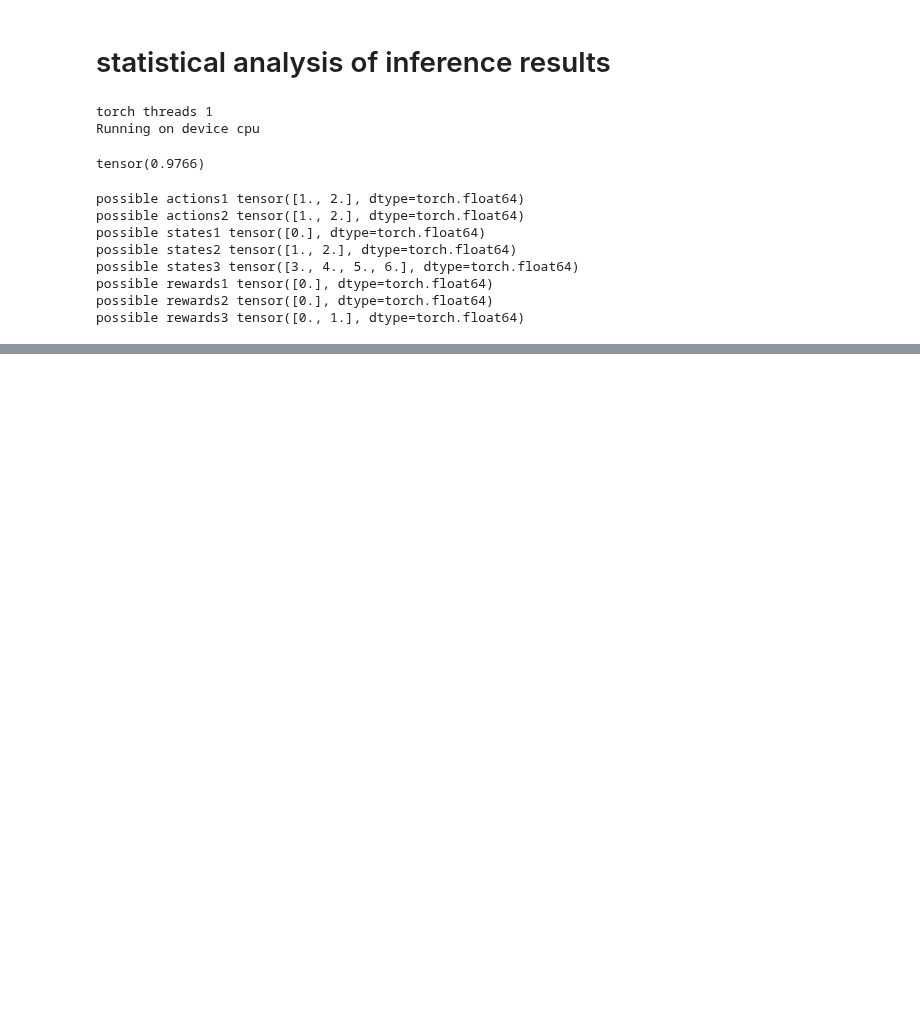
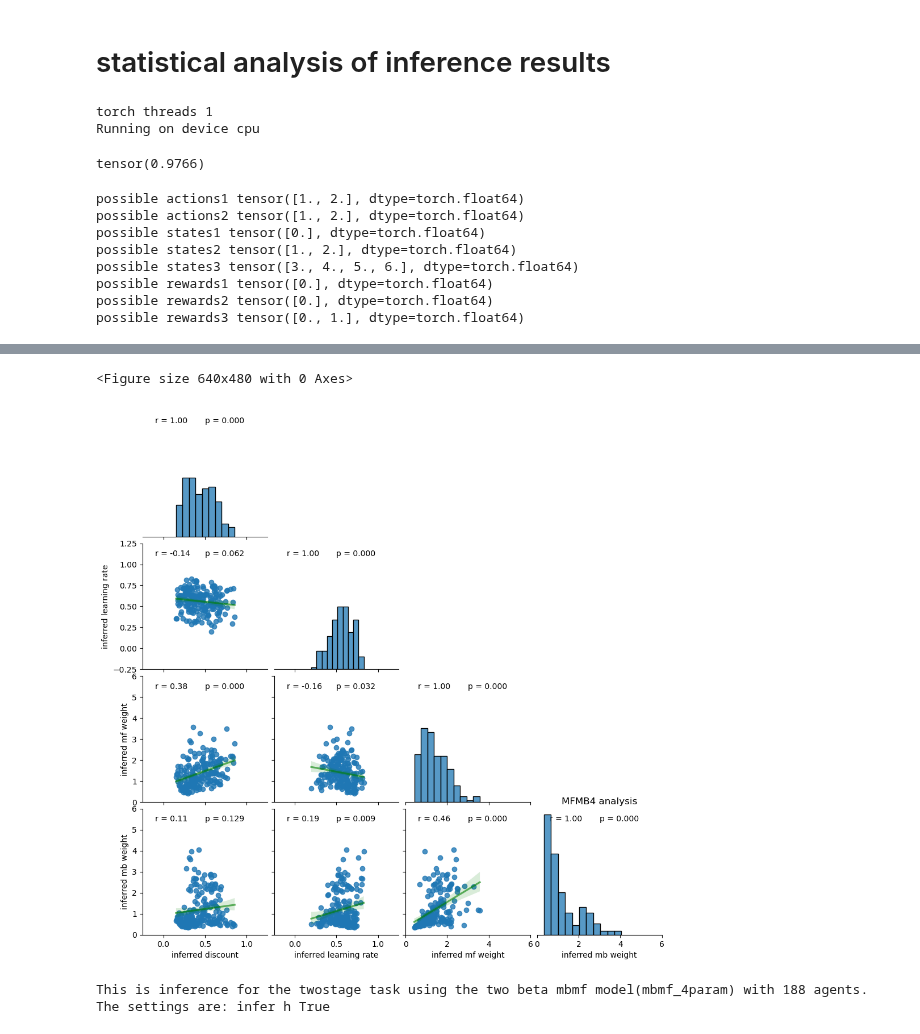
Before and after one commit to SSchwoebel/BayesianTwoStageTaskAnalysis, a Jupyter notebook: 5_analyze_inference.ipynb, the cells around one changed output, grey strips where cells are left out. Drawn from its saved outputs; the diff is of its cells as text; code cells hidden in the pictures; blank space fills up the shorter version.

```diff
--- a/5_analyze_inference.ipynb
+++ b/5_analyze_inference.ipynb
@@ -478,0 +516,76 @@ Index(['Unnamed: 0 BCC4', 'inferred policy rate BCC4', 'subject BCC4',
+# %%
+# MFMB4 analysis
+
+# set parameters and their names
+
+use_orig = False
+
+use_p = False
+restrict_alpha = False
+max_dt = 6
+
+if use_orig:
+    prefix = "mbmfOrig_"
+    param_names = ["discount", "learning rate", "dec temp", "weight", "repetition"]
+    model_name = "original original w and beta model"
+else:
+    prefix = "mbmf_"
+    param_names = ["discount", "learning rate", "mf weight", "mb weight", "repetition"]
+    model_name = "two beta mbmf model"
+
+if use_p:
+    n_pars = 5
+    p_str = "5param"
+else:
+    n_pars = 4
+    p_str = "4param"
+    param_names = param_names[:-1]
+
+if restrict_alpha:
+    restr_str = "_resticted"
+    min_alpha = 0.1
+else:
+    restr_str = ""
+    min_alpha = 0
+
+# prepare for saving results
+# make base filename and folder string
+agent_type = prefix+p_str+restr_str
+
+# choose max decision temperature for numerical stability
+max_dt = 6
+
+# prepare for saving results
+# make base filename and folder string
+fname_base = prefix+h_str+"_inference_"
+print(fname_base)
+# define folder where we want to save data
+base_dir = os.path.join(inference_folder,fname_base[:-1])
+
+# make directory if it doesnt exist
+if fname_base[:-1] not in os.listdir(inference_folder):
+    os.mkdir(base_dir)
+
+num_steps = 600
+
+MFMB4_mean_df, MFMB4_sample_df = load_MFMB_results(use_orig, use_p, restrict_alpha, max_dt, base_dir, global_experiment_parameters, data["valid"], fname_base, num_steps, data, param_names)
+
+param_ranges = [[0,1], [0,1], [0,max_dt], [0,max_dt]]
+param_plot_ranges = [[-0.25,1.25], [-0.25,1.25], [0,max_dt], [0,max_dt]]
+
+plt.figure()
+vars_of_interest = ["inferred "+name for name in param_names]
+f = sns.pairplot(data=MFMB4_mean_df, kind='reg', diag_kind="hist", corner=True,
+                    plot_kws={'line_kws': {'color': 'green', 'alpha': 0.6}},
+                    x_vars=vars_of_interest, y_vars=vars_of_interest)
+f.map(ru.annot_corrfunc)
+for p, p_range in enumerate(param_plot_ranges):
+    f.axes[3,p].set_xlim(p_range)
+    f.axes[p,0].set_ylim(p_range)
+plt.title("MFMB4 analysis")
+#plt.savefig(os.path.join(base_dir, fname_str+"_pairplot_means_inferred_corr.svg"))
+plt.show()
+
+print("This is inference for the twostage task using the "+model_name+"("+prefix+h_str+")"+" with "+str(n_agents)+" agents.")
+print("The settings are: infer h", infer_h)
+# %% [output]
@@ -478,0 +594,4 @@ Index(['Unnamed: 0 BCC4', 'inferred policy rate BCC4', 'subject BCC4',
+<Figure size 640x480 with 0 Axes>
+[figure, added]
+This is inference for the twostage task using the two beta mbmf model(mbmf_4param) with 188 agents.
+The settings are: infer h True
```
Also changed, not shown: parts of 8 cells of this notebook, 2 other files.
